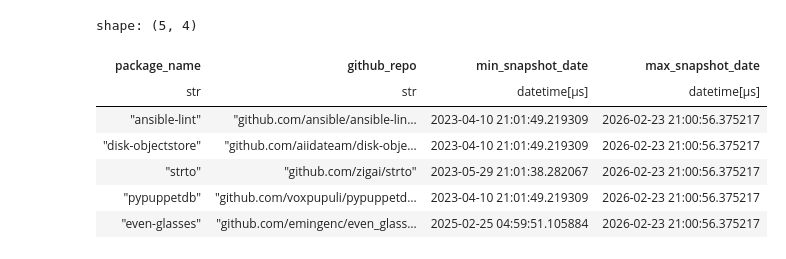
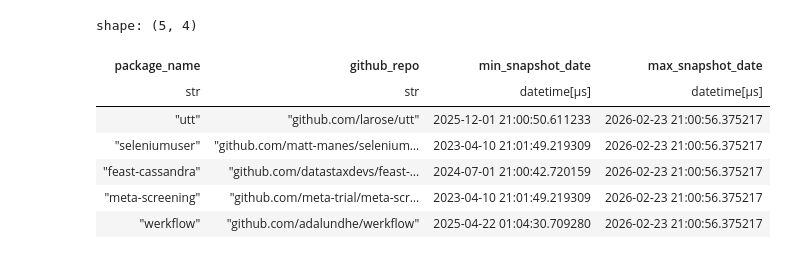
Before and after one commit to shcherbin/mads-siads-699-winter-2026-capstone, a Jupyter notebook: notebooks/exploratory/harjason-eda/deps-eda.ipynb, the cells around one changed output. Cells and saved outputs as stored; diff of their text form; code cells hidden in the pictures.

```diff
--- a/notebooks/exploratory/harjason-eda/deps-eda.ipynb
+++ b/notebooks/exploratory/harjason-eda/deps-eda.ipynb
@@ -8,3 +14,3 @@ import os
 # %%
-# load data with polars from ../data/source_data/initial_dataset/*.parquet
-df00 = pl.read_parquet("../../data/source_data/initial_dataset/000000000000.parquet")
+# load all unique packages from parquet file
+dfrepolst = pl.read_parquet("../../data/augmented_data/unique_packages.parquet")
@@ -49,11 +22,11 @@ unique_packages = extract_unique_packages(
 # %%
-unique_packages.head()
+dfrepolst.head()
 # %% [output]
 shape: (5, 4)
 | package_name | github_repo | min_snapshot_date | max_snapshot_date |
 | str | str | datetime[μs] | datetime[μs] |
-| "ansible-lint" | "github.com/ansible/ansible-lin… | 2023-04-10 21:01:49.219309 | 2026-02-23 21:00:56.375217 |
-| "disk-objectstore" | "github.com/aiidateam/disk-obje… | 2023-04-10 21:01:49.219309 | 2026-02-23 21:00:56.375217 |
-| "strto" | "github.com/zigai/strto" | 2023-05-29 21:01:38.282067 | 2026-02-23 21:00:56.375217 |
-| "pypuppetdb" | "github.com/voxpupuli/pypuppetd… | 2023-04-10 21:01:49.219309 | 2026-02-23 21:00:56.375217 |
-| "even-glasses" | "github.com/emingenc/even_glass… | 2025-02-25 04:59:51.105884 | 2026-02-23 21:00:56.375217 |
+| "utt" | "github.com/larose/utt" | 2025-12-01 21:00:50.611233 | 2026-02-23 21:00:56.375217 |
+| "seleniumuser" | "github.com/matt-manes/selenium… | 2023-04-10 21:01:49.219309 | 2026-02-23 21:00:56.375217 |
+| "feast-cassandra" | "github.com/datastaxdevs/feast-… | 2024-07-01 21:00:42.720159 | 2026-02-23 21:00:56.375217 |
+| "meta-screening" | "github.com/meta-trial/meta-scr… | 2023-04-10 21:01:49.219309 | 2026-02-23 21:00:56.375217 |
+| "werkflow" | "github.com/adalundhe/werkflow" | 2025-04-22 01:04:30.709280 | 2026-02-23 21:00:56.375217 |
```
Also changed, not shown: parts of 16 cells of this notebook, 4 other files.
